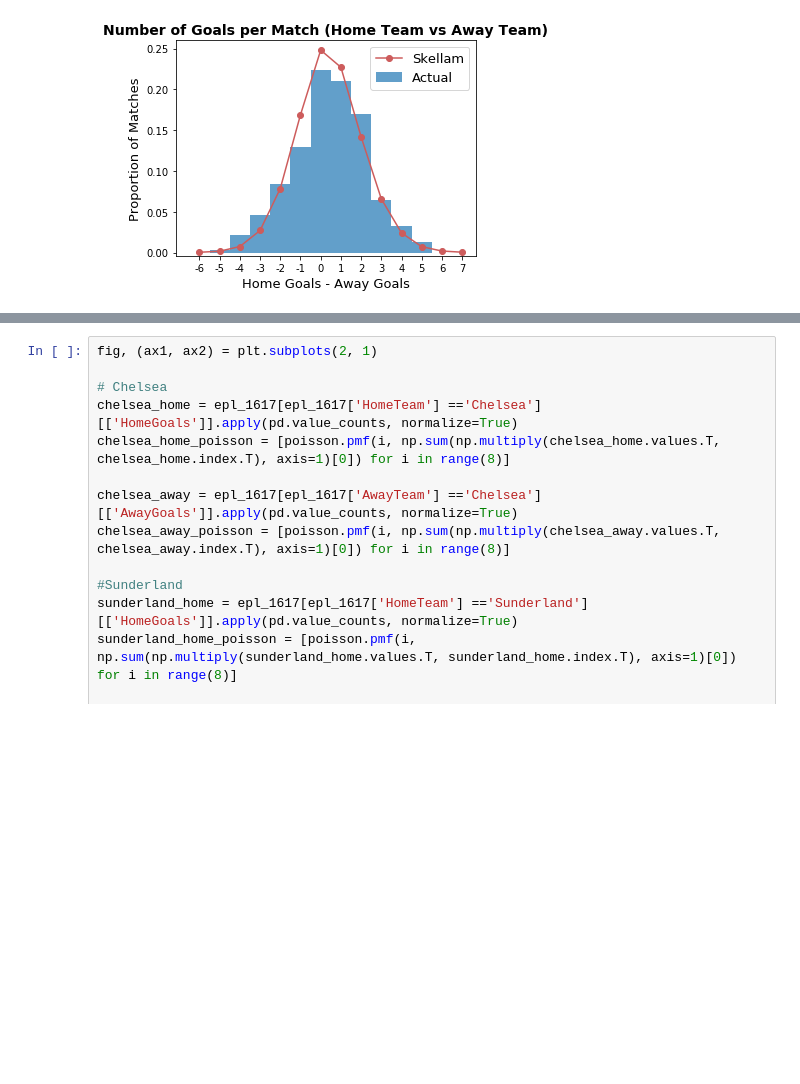
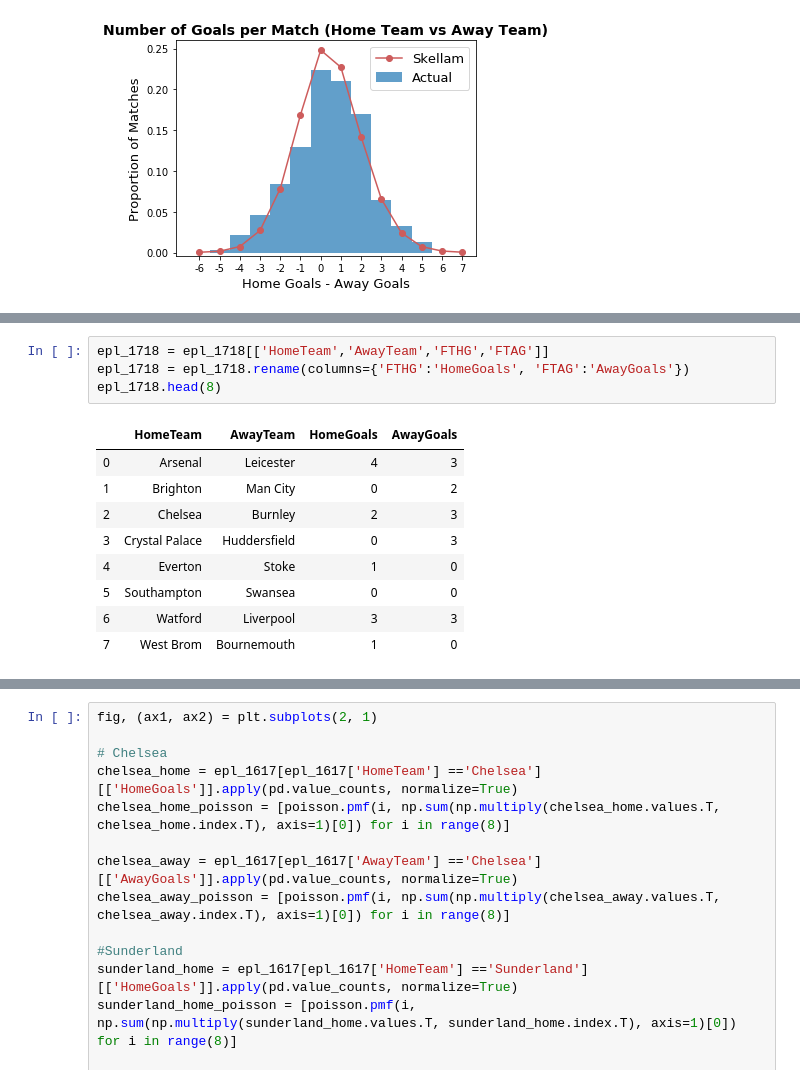
Before and after one commit to Silas-Asamoah/epl_matches, a Jupyter notebook: Untitled.ipynb, the cells around one changed output, grey strips where cells are left out. Saved outputs shown, nothing was run; the diff lists cells and outputs as text; blank space fills up the shorter version.

```diff
--- a/Untitled.ipynb
+++ b/Untitled.ipynb
@@ -110,0 +124,14 @@ plt.show()
+# %%
+epl_1718 = epl_1718[['HomeTeam','AwayTeam','FTHG','FTAG']]
+epl_1718 = epl_1718.rename(columns={'FTHG':'HomeGoals', 'FTAG':'AwayGoals'})
+epl_1718.head(8)
+# %% [output]
+|  | HomeTeam | AwayTeam | HomeGoals | AwayGoals |
+| 0 | Arsenal | Leicester | 4 | 3 |
+| 1 | Brighton | Man City | 0 | 2 |
+| 2 | Chelsea | Burnley | 2 | 3 |
+| 3 | Crystal Palace | Huddersfield | 0 | 3 |
+| 4 | Everton | Stoke | 1 | 0 |
+| 5 | Southampton | Swansea | 0 | 0 |
+| 6 | Watford | Liverpool | 3 | 3 |
+| 7 | West Brom | Bournemouth | 1 | 0 |
```
Also changed, not shown: parts of 9 cells of this notebook.
